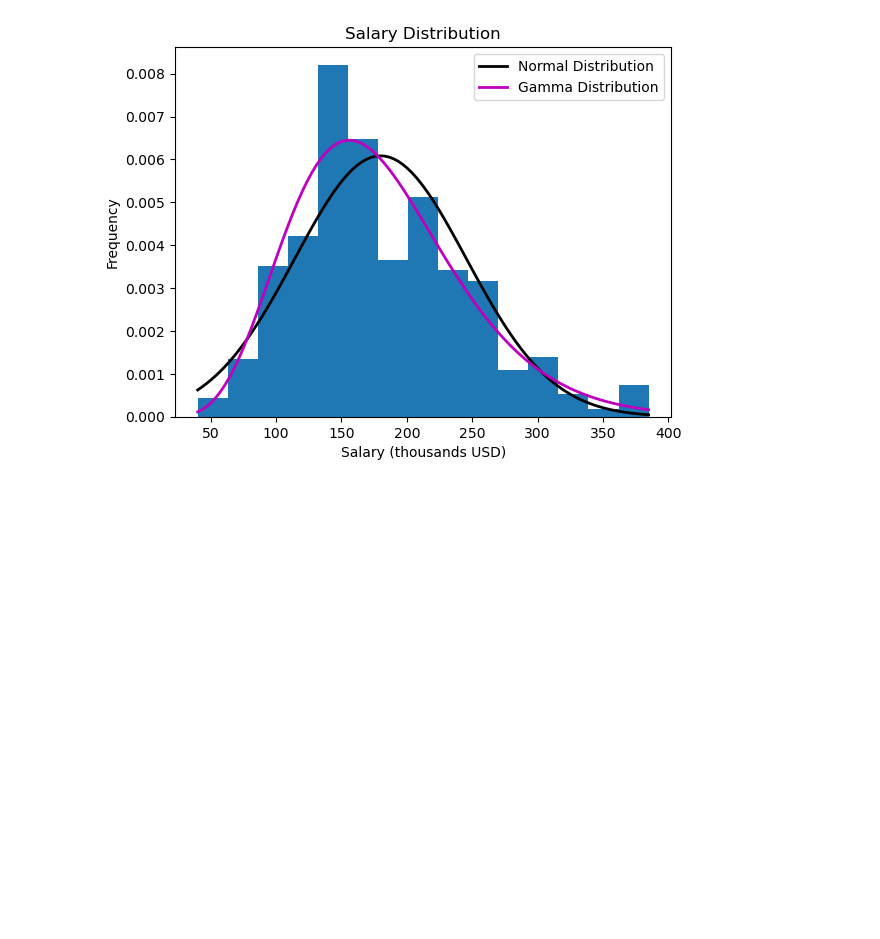
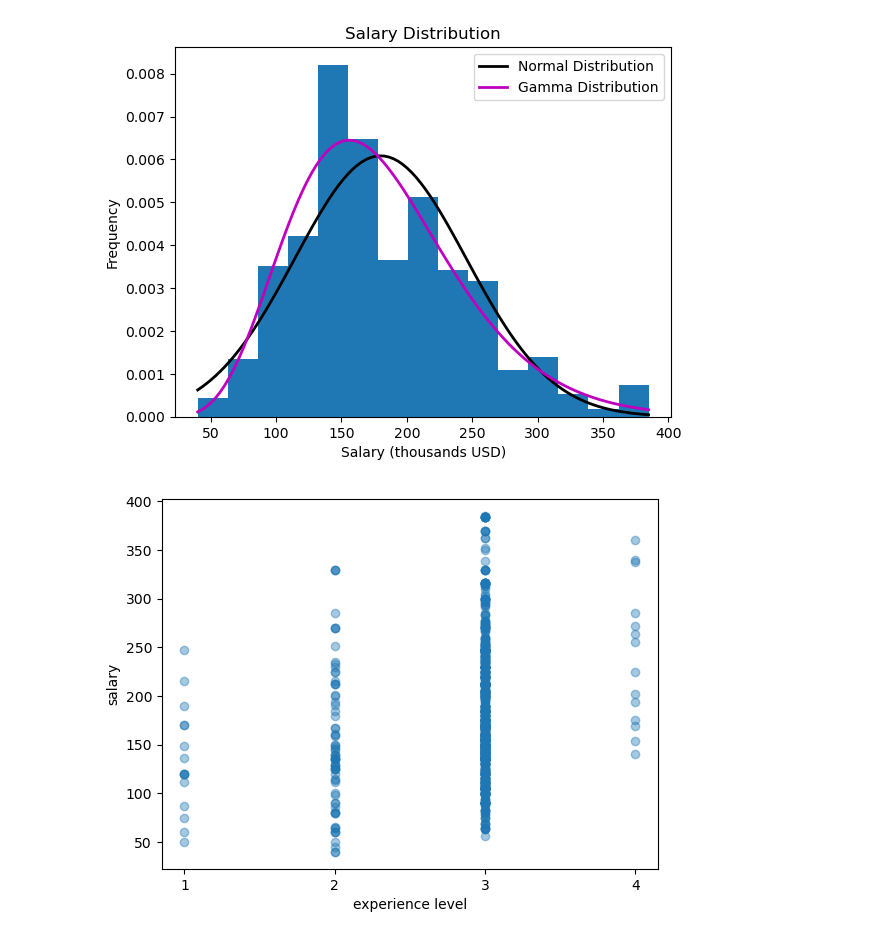
Before and after one commit to VadimST04/Math-Statistics-University, a Jupyter notebook: Math Statistics Project/Project.ipynb, the cells around one changed output. Drawn from its saved outputs; the diff is of its cells as text; code cells hidden in the pictures; blank space fills up the shorter version.

```diff
--- a/Math Statistics Project/Project.ipynb
+++ b/Math Statistics Project/Project.ipynb
@@ -29,3 +30,6 @@ new_df
 | 1937 | 2023 | SE | FT | Security Engineer | 204.500 | USD | 204500 | ... |
 | 1938 | 2023 | SE | FT | Security Engineer | 142.200 | USD | 142200 | ... |
 1001 rows × 11 columns
+# %%
+new_df['experience_level'] = new_df['experience_level'].replace({'EN': 1, 'MI': 2, 'SE': 3, 'EX': 4})
+new_df
@@ -90,0 +111,8 @@ plt.show()
+# %%
+plt.scatter(new_df.experience_level, new_df.salary, alpha=0.4)
+plt.xlabel('experience level')
+plt.ylabel('salary')
+plt.xticks([1, 2, 3, 4])
+plt.show()
+# %% [output]
+[figure, added]
```
Also changed, not shown: parts of 7 cells of this notebook, 2 other files.
